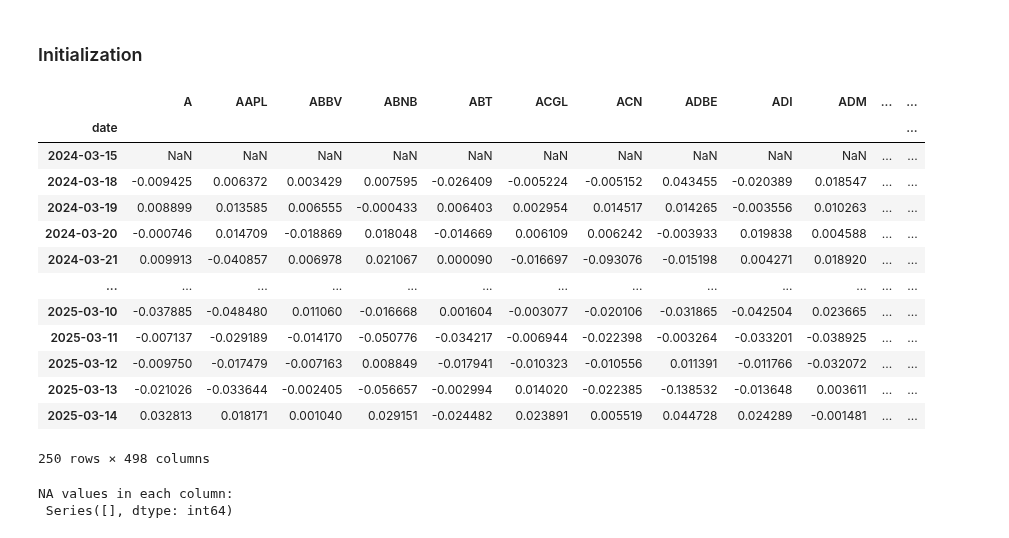
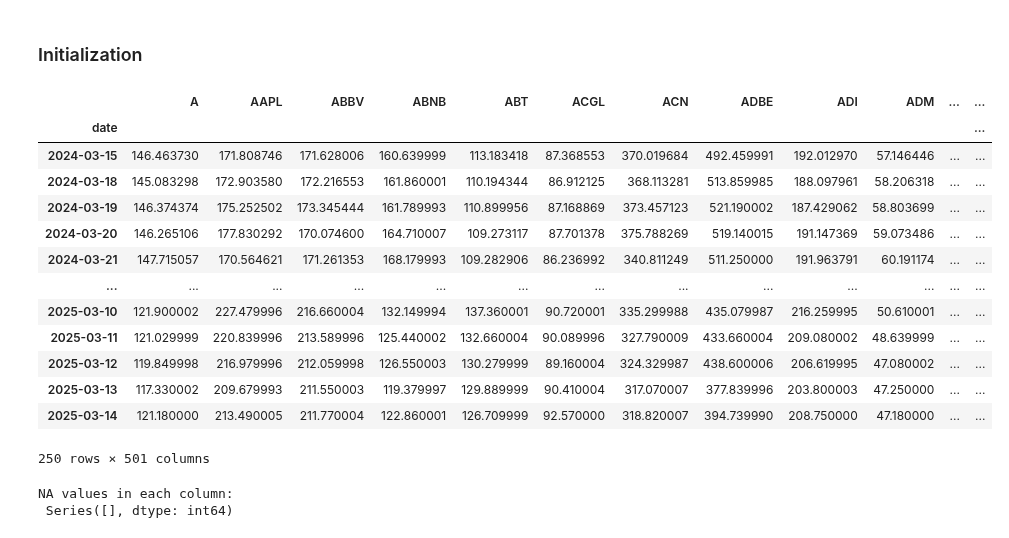
Before and after one commit to shaeanneeu/cryptoto, a Jupyter notebook: notebooks/jw_effecient_frontier.ipynb, the cells around one changed output. Saved outputs shown, nothing was run; the diff lists cells and outputs as text; code cells hidden in the pictures.

```diff
--- a/notebooks/jw_effecient_frontier.ipynb
+++ b/notebooks/jw_effecient_frontier.ipynb
@@ -15,43 +15,39 @@ import tqdm
 
 from pypfopt.efficient_frontier import EfficientFrontier
 from pypfopt import risk_models, expected_returns, plotting
-# %%
-# Load S&P 500 prices
-sp500_prices = pd.read_csv("../data/raw/tessa_sp500_prices.csv")
-
-# Drop  GEV, SOLV and SW cols as they have a bunch of NaNs
-sp500_prices = sp500_prices.drop(columns=['GEV', 'SOLV', 'SW'])
-
-
-# Make the date column the index
-sp500_prices = sp500_prices.drop(sp500_prices.columns[0], axis=1)
-sp500_prices.set_index("date", inplace=True)
-
-# Make a copy to calculate mu
-data = sp500_prices.copy()
-
-# Calculate the percentage change for each column
-for col in data.columns:
-    new_col = data[col].pct_change()
-
-    # If the original column has NaNs, change the corresponding new column to NaNs
-    data[col] = new_col.mask(data[col].isnull(), None)
-
-data
-# %% [output]
-|  | A | AAPL | ABBV | ABNB | ABT | ACGL | ACN | ADBE | ADI | ADM | ... | ... |
-| date |  |  |  |  |  |  |  |  |  |  |  | ... |
-| 2024-03-15 | NaN | NaN | NaN | NaN | NaN | NaN | NaN | NaN | NaN | NaN | ... | ... |
-| 2024-03-18 | -0.009425 | 0.006372 | 0.003429 | 0.007595 | -0.026409 | -0.005224 | -0.005152 | 0.043455 | -0.020389 | 0.018547 | ... | ... |
-| 2024-03-19 | 0.008899 | 0.013585 | 0.006555 | -0.000433 | 0.006403 | 0.002954 | 0.014517 | 0.014265 | -0.003556 | 0.010263 | ... | ... |
-| 2024-03-20 | -0.000746 | 0.014709 | -0.018869 | 0.018048 | -0.014669 | 0.006109 | 0.006242 | -0.003933 | 0.019838 | 0.004588 | ... | ... |
-| 2024-03-21 | 0.009913 | -0.040857 | 0.006978 | 0.021067 | 0.000090 | -0.016697 | -0.093076 | -0.015198 | 0.004271 | 0.018920 | ... | ... |
-| ... | ... | ... | ... | ... | ... | ... | ... | ... | ... | ... | ... | ... |
-| 2025-03-10 | -0.037885 | -0.048480 | 0.011060 | -0.016668 | 0.001604 | -0.003077 | -0.020106 | -0.031865 | -0.042504 | 0.023665 | ... | ... |
-| 2025-03-11 | -0.007137 | -0.029189 | -0.014170 | -0.050776 | -0.034217 | -0.006944 | -0.022398 | -0.003264 | -0.033201 | -0.038925 | ... | ... |
-| 2025-03-12 | -0.009750 | -0.017479 | -0.007163 | 0.008849 | -0.017941 | -0.010323 | -0.010556 | 0.011391 | -0.011766 | -0.032072 | ... | ... |
-| 2025-03-13 | -0.021026 | -0.033644 | -0.002405 | -0.056657 | -0.002994 | 0.014020 | -0.022385 | -0.138532 | -0.013648 | 0.003611 | ... | ... |
-| 2025-03-14 | 0.032813 | 0.018171 | 0.001040 | 0.029151 | -0.024482 | 0.023891 | 0.005519 | 0.044728 | 0.024289 | -0.001481 | ... | ... |
-250 rows × 498 columns
+# %%
+# Load S&P 500 prices
+sp500_prices = pd \
+    .read_csv("../data/raw/tessa_sp500_prices.csv") \
+    .drop(columns=['GEV', 'SOLV', 'SW']) \
+    .iloc[: , 1:] \
+    .set_index("date", inplace=False)
+
+# Load NCI prices
+nci_prices = pd \
+    .read_csv("../data/raw/tessa_nci_prices.csv") \
+    .drop(columns=['btc', 'eth']) \
+    .iloc[: , 1:] \
+    .set_index("date", inplace=False)
+
+# Left join on S&P
+data = pd.merge(sp500_prices, nci_prices, on="date", how="left")
+
+data
+# %% [output]
+|  | A | AAPL | ABBV | ABNB | ABT | ACGL | ACN | ADBE | ADI | ADM | ... | ... |
+| date |  |  |  |  |  |  |  |  |  |  |  | ... |
+| 2024-03-15 | 146.463730 | 171.808746 | 171.628006 | 160.639999 | 113.183418 | 87.368553 | 370.019684 | 492.459991 | 192.012970 | 57.146446 | ... | ... |
+| 2024-03-18 | 145.083298 | 172.903580 | 172.216553 | 161.860001 | 110.194344 | 86.912125 | 368.113281 | 513.859985 | 188.097961 | 58.206318 | ... | ... |
+| 2024-03-19 | 146.374374 | 175.252502 | 173.345444 | 161.789993 | 110.899956 | 87.168869 | 373.457123 | 521.190002 | 187.429062 | 58.803699 | ... | ... |
+| 2024-03-20 | 146.265106 | 177.830292 | 170.074600 | 164.710007 | 109.273117 | 87.701378 | 375.788269 | 519.140015 | 191.147369 | 59.073486 | ... | ... |
+| 2024-03-21 | 147.715057 | 170.564621 | 171.261353 | 168.179993 | 109.282906 | 86.236992 | 340.811249 | 511.250000 | 191.963791 | 60.191174 | ... | ... |
+| ... | ... | ... | ... | ... | ... | ... | ... | ... | ... | ... | ... | ... |
+| 2025-03-10 | 121.900002 | 227.479996 | 216.660004 | 132.149994 | 137.360001 | 90.720001 | 335.299988 | 435.079987 | 216.259995 | 50.610001 | ... | ... |
+| 2025-03-11 | 121.029999 | 220.839996 | 213.589996 | 125.440002 | 132.660004 | 90.089996 | 327.790009 | 433.660004 | 209.080002 | 48.639999 | ... | ... |
+| 2025-03-12 | 119.849998 | 216.979996 | 212.059998 | 126.550003 | 130.279999 | 89.160004 | 324.329987 | 438.600006 | 206.619995 | 47.080002 | ... | ... |
+| 2025-03-13 | 117.330002 | 209.679993 | 211.550003 | 119.379997 | 129.889999 | 90.410004 | 317.070007 | 377.839996 | 203.800003 | 47.250000 | ... | ... |
+| 2025-03-14 | 121.180000 | 213.490005 | 211.770004 | 122.860001 | 126.709999 | 92.570000 | 318.820007 | 394.739990 | 208.750000 | 47.180000 | ... | ... |
+250 rows × 501 columns
 # %%
 # Check for NA values in the DataFrame
```
Also changed, not shown: parts of 8 cells of this notebook, 2 other files.
